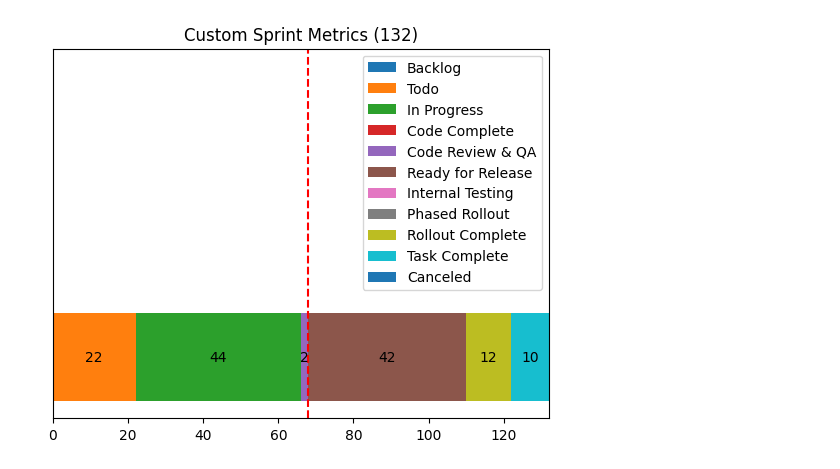
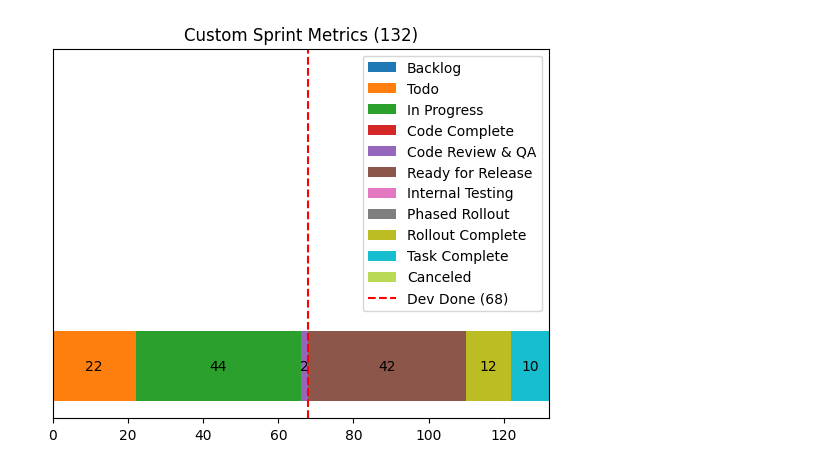
Before and after one commit to ahape/custom_linear_metrics, a Jupyter notebook: CustomSprintMetrics.ipynb, the cells around one changed output. Cells and saved outputs as stored; diff of their text form; code cells hidden in the pictures.

```diff
--- a/CustomSprintMetrics.ipynb
+++ b/CustomSprintMetrics.ipynb
@@ -63,6 +63,7 @@ bar_colors = [
     '#7f7f7f',
     '#bcbd22',
     '#17becf',
+    '#bada55',
 ]
 
 def get_points(issue):
@@ -145,34 +146,36 @@ def render_chart(groupings, total_points):
     y_positions = [bar_y_pos] * s_len
     heights = [bar_width] * s_len
 
     # cumulative sums
     x_positions = [0]
     for p in values[:-1]:
         x_positions += [x_positions[-1] + p]
 
     # Hack because I don't know how increase margin-top of the bars.
     # By default it wants to fill the entire container.
-    x_positions += [0]; y_positions += [0.75]; values += [0]; heights += [0.15]; category_labels += [""]; bar_labels += [""]
+    x_positions += [0]; y_positions += [1]; values += [0]; heights += [0.15]; category_labels += [""]; bar_labels += [""]
 
     container = ax.barh(
         left=x_positions,
         y=y_positions,
         width=values,
         height=heights,
         label=category_labels,
         color=bar_colors)
 
     # Add the goal line for "dev work done"
-    threshold = x_positions[category_labels.index("Ready for Release")]
-    ax.axvline(x=threshold, color="red", linestyle="--")
+    threshold_i = category_labels.index("Ready for Release")
+    threshold_total = sum([p for p in values[:threshold_i]])
+    threshold = x_positions[threshold_i]
+    ax.axvline(x=threshold, color="red", linestyle="--", label=f"Dev Done ({threshold_total})")
 
     ax.set_yticks([])
     ax.bar_label(container, labels=bar_labels, label_type="center")
     ax.set_title(f"Custom Sprint Metrics ({total_points})")
     ax.legend(loc="upper right")
 
     plt.show()
 
 render_chart(chart_data, total_sprint_points)
 # %% [output]
-[figure, old version]
+[figure, new version]
```
